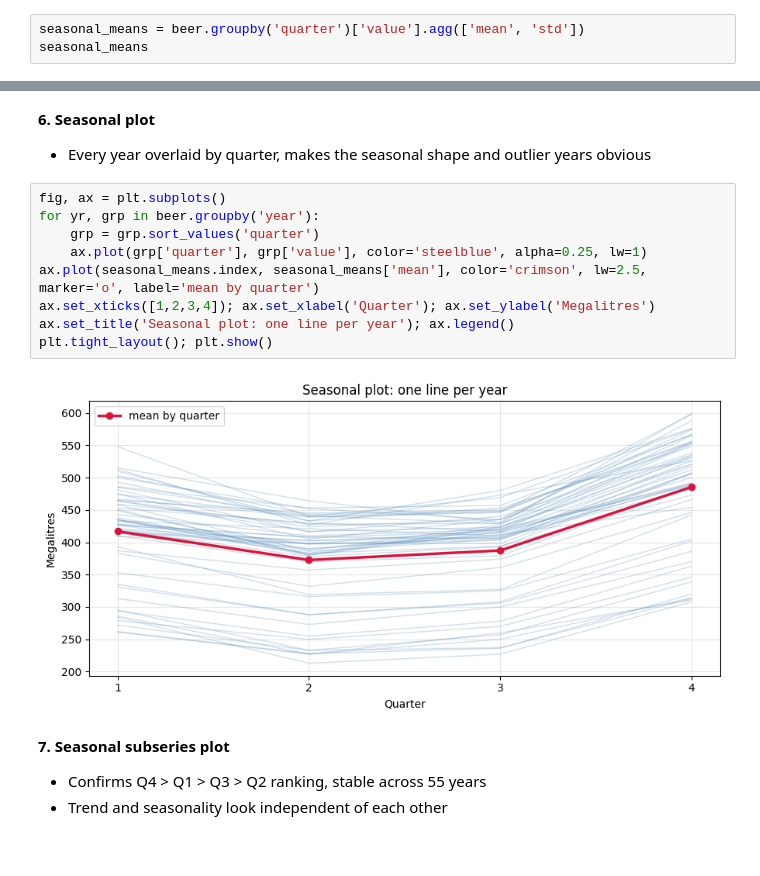
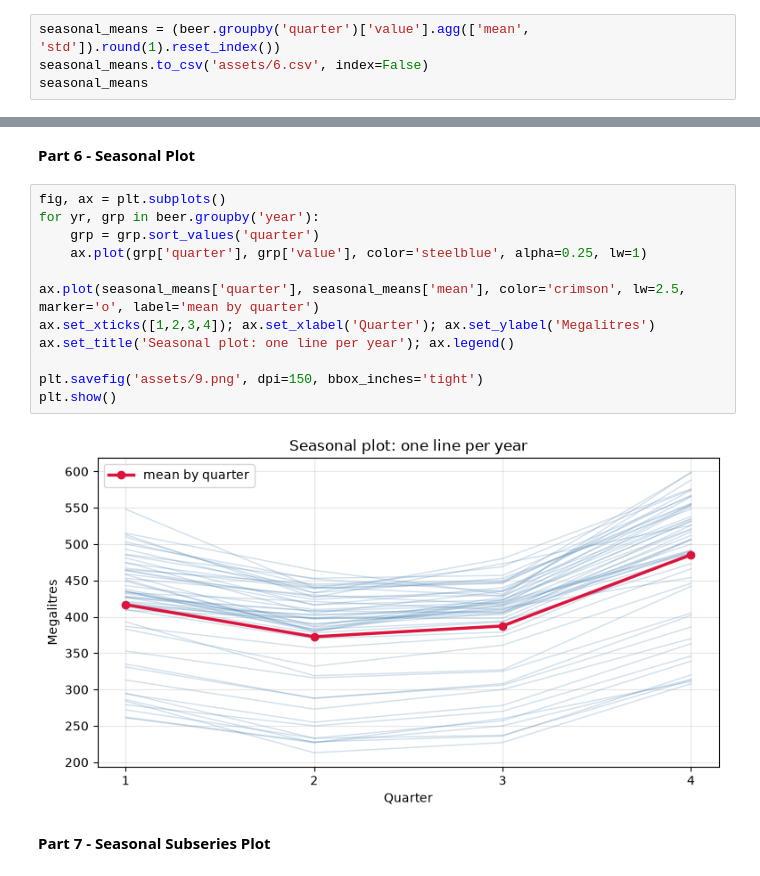
Before and after one commit to rakeikahukoti-del/DATA301-assignment-IV, a Jupyter notebook: assignment4.ipynb, the cells around one changed output, grey strips where cells are left out. Saved outputs shown, nothing was run; the diff lists cells and outputs as text.

```diff
--- a/assignment4.ipynb
+++ b/assignment4.ipynb
@@ -155,4 +152,5 @@ Name: value, dtype: float64
 # %%
-seasonal_means = beer.groupby('quarter')['value'].agg(['mean', 'std'])
+seasonal_means = (beer.groupby('quarter')['value'].agg(['mean', 'std']).round(1).reset_index())
+seasonal_means.to_csv('assets/6.csv', index=False)
 seasonal_means
 # %% [output]
@@ -202,20 +207,20 @@ pd.DataFrame({'date': top.index.date, 'value': s[top.index].values, 'residual':
 # %% [markdown]
-**6. Seasonal plot**
-- Every year overlaid by quarter, makes the seasonal shape and outlier years obvious
+**Part 6 - Seasonal Plot**
 # %%
 fig, ax = plt.subplots()
 for yr, grp in beer.groupby('year'):
     grp = grp.sort_values('quarter')
     ax.plot(grp['quarter'], grp['value'], color='steelblue', alpha=0.25, lw=1)
-ax.plot(seasonal_means.index, seasonal_means['mean'], color='crimson', lw=2.5, marker='o', label='mean by quarter')
+
+ax.plot(seasonal_means['quarter'], seasonal_means['mean'], color='crimson', lw=2.5, marker='o', label='mean by quarter')
 ax.set_xticks([1,2,3,4]); ax.set_xlabel('Quarter'); ax.set_ylabel('Megalitres')
 ax.set_title('Seasonal plot: one line per year'); ax.legend()
-plt.tight_layout(); plt.show()
+
+plt.savefig('assets/9.png', dpi=150, bbox_inches='tight')
+plt.show()
 # %% [output]
-[figure, old version]
+[figure, new version]
 # %% [markdown]
-**7. Seasonal subseries plot**
-- Confirms Q4 > Q1 > Q3 > Q2 ranking, stable across 55 years
-- Trend and seasonality look independent of each other
+**Part 7 - Seasonal Subseries Plot**
 # %%
 fig, axes = plt.subplots(1, 4, figsize=(11, 4.5), sharey=True)
```
Also changed, not shown: parts of 23 cells of this notebook, 12 other files.
